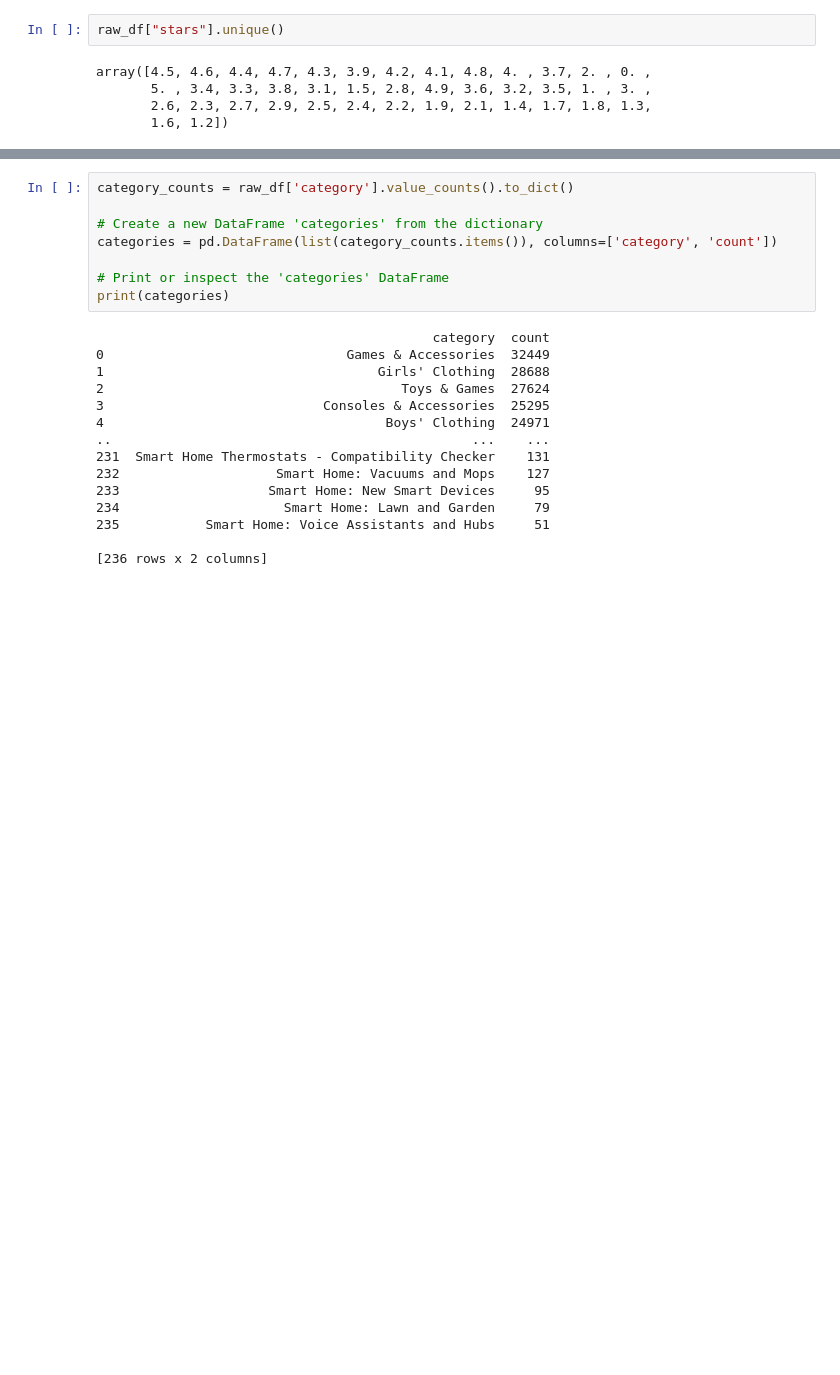
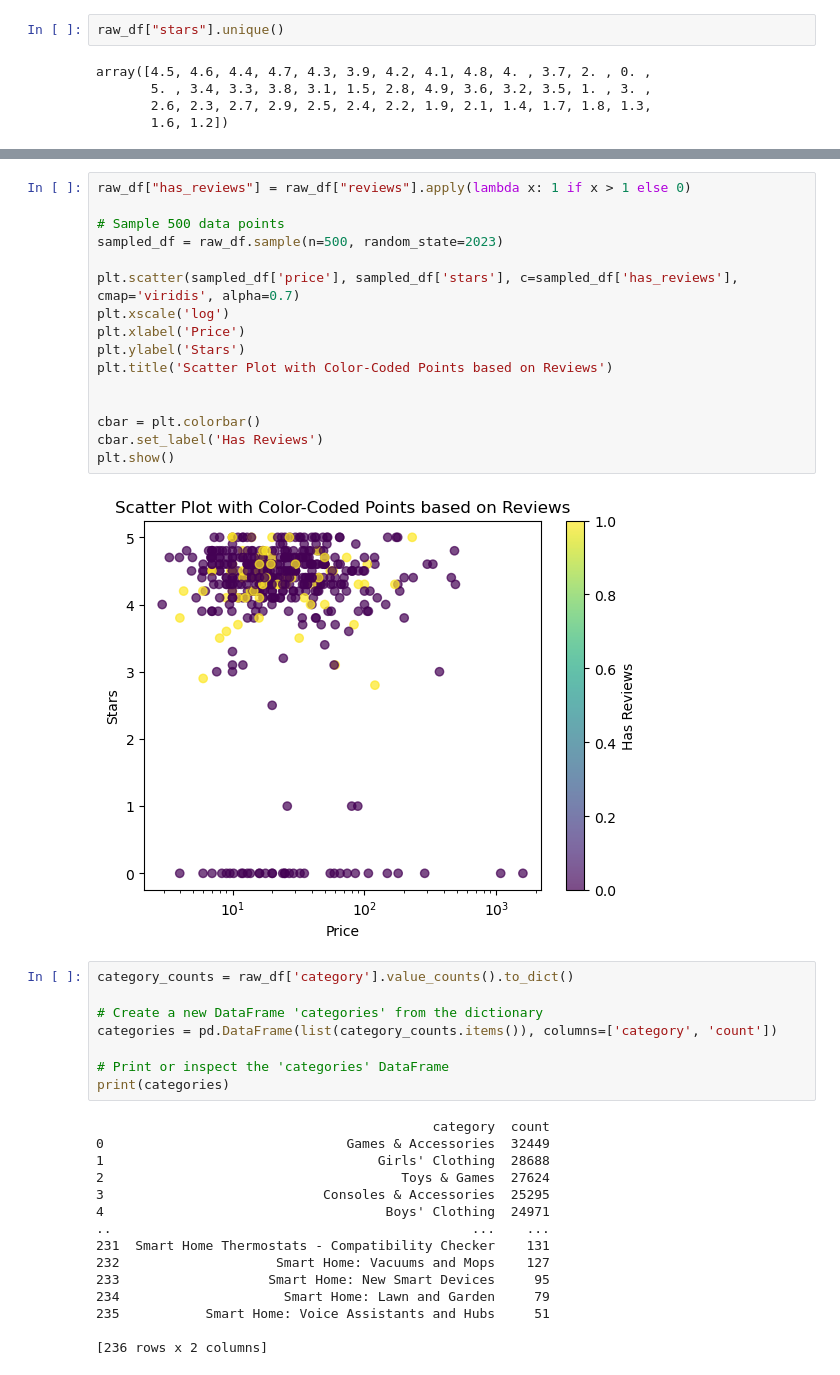
Before and after one commit to Zahra-Barani/Capstone_project_2, a Jupyter notebook: Notebooks/1_pre-processing.ipynb, the cells around one changed output, grey strips where cells are left out. Saved outputs shown, nothing was run; the diff lists cells and outputs as text; blank space fills up the shorter version.

```diff
--- a/Notebooks/1_pre-processing.ipynb
+++ b/Notebooks/1_pre-processing.ipynb
@@ -106,3 +121,21 @@ plt.show()
+# %%
+raw_df["has_reviews"] = raw_df["reviews"].apply(lambda x: 1 if x > 1 else 0)
+
+# Sample 500 data points
+sampled_df = raw_df.sample(n=500, random_state=2023)
+
+plt.scatter(sampled_df['price'], sampled_df['stars'], c=sampled_df['has_reviews'], cmap='viridis', alpha=0.7)
+plt.xscale('log')
+plt.xlabel('Price')
+plt.ylabel('Stars')
+plt.title('Scatter Plot with Color-Coded Points based on Reviews')
+
+
+cbar = plt.colorbar()
+cbar.set_label('Has Reviews')
+plt.show()
+# %% [output]
+[figure, added]
 # %%
 category_counts = raw_df['category'].value_counts().to_dict()
 
```
Also changed, not shown: parts of 13 cells of this notebook.
